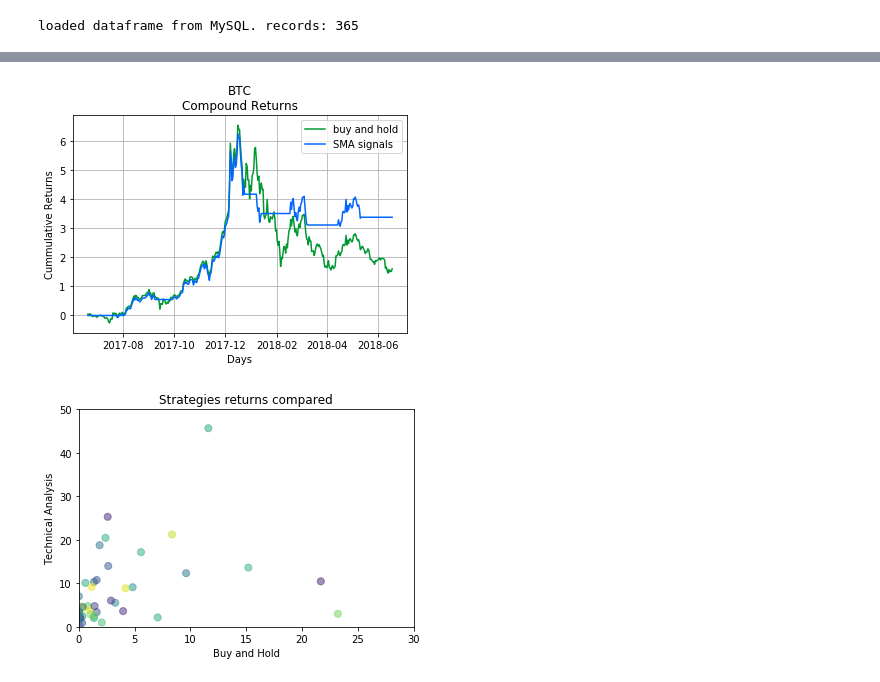
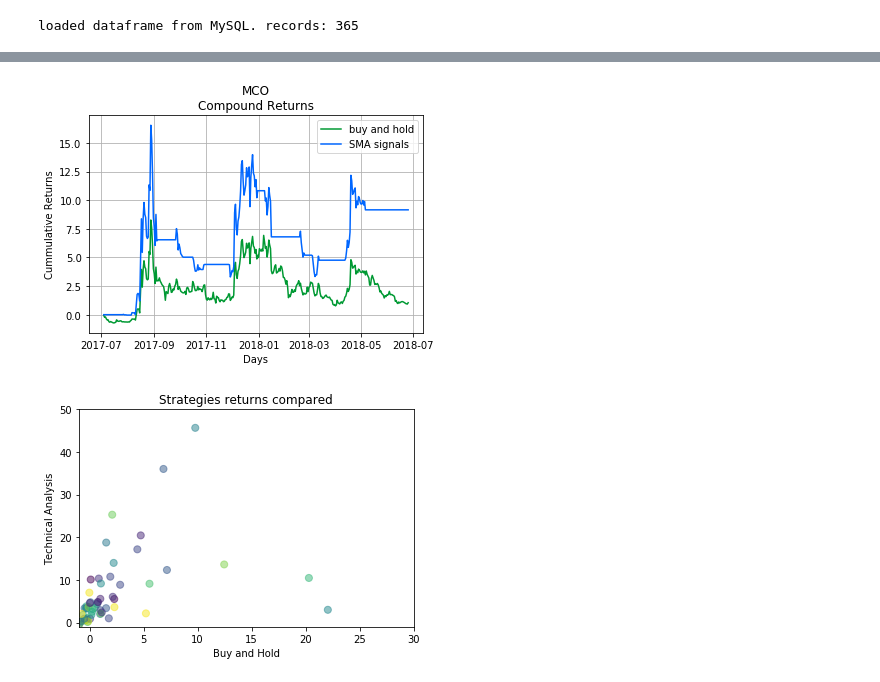
Before and after one commit to isaacvo/SMA_Cryptos, a Jupyter notebook: cryptos.ipynb, the cells around one changed output, grey strips where cells are left out. Drawn from its saved outputs; the diff is of its cells as text; code cells hidden in the pictures.

```diff
--- a/cryptos.ipynb
+++ b/cryptos.ipynb
@@ -152,17 +153,17 @@ buy_n_hold_compound_returns.tail(3)
 3 rows × 59 columns
 # %%
 #plot the moving averages and the close price
-plt.title('BTC returns')
+plt.title('MCO returns')
 plt.xlabel('Days')
 plt.ylabel('Cummulative Returns')
 plt.grid(True)
-plt.plot(df_prices.index, buy_n_hold_compound_returns.BTC, label= 'buy and hold', color='#009933')
-plt.plot(df_prices.index, SMA_compound_returns.BTC, label= 'SMA signals',color='#0066ff')
+plt.plot(df_prices.index, buy_n_hold_compound_returns.MCO, label= 'buy and hold', color='#009933')
+plt.plot(df_prices.index, SMA_compound_returns.MCO, label= 'SMA signals',color='#0066ff')
 plt.legend(loc='best')
-plt.title('BTC\nCompound Returns')
+plt.title('MCO\nCompound Returns')
 plt.show()
 # %% [output]
-[figure, old version]
+[figure, new version]
 # %%
 plt.show()
 plt.title('Strategies returns compared')
@@ -173,13 +174,13 @@ x = buy_n_hold_compound_returns.iloc[364]
 y = SMA_compound_returns.iloc[364]
 colors = np.random.rand(N)
 area = 50  # 0 to 15 point radii
-plt.xlim(0, 30)
-plt.ylim(0, 50)
+plt.xlim(-1, 30)
+plt.ylim(-1, 50)
 
 plt.scatter(x, y, s=area, c=colors, alpha=0.5)
 plt.show()
 # %% [output]
-[figure, old version]
+[figure, new version]
 # %%
 d = {'sma': (SMA_compound_returns.iloc[364]), 'buy_n_hold': (buy_n_hold_compound_returns.iloc[364])}
 both = pd.DataFrame(data=d)
```
Also changed, not shown: parts of 15 cells of this notebook, 3 other files.
